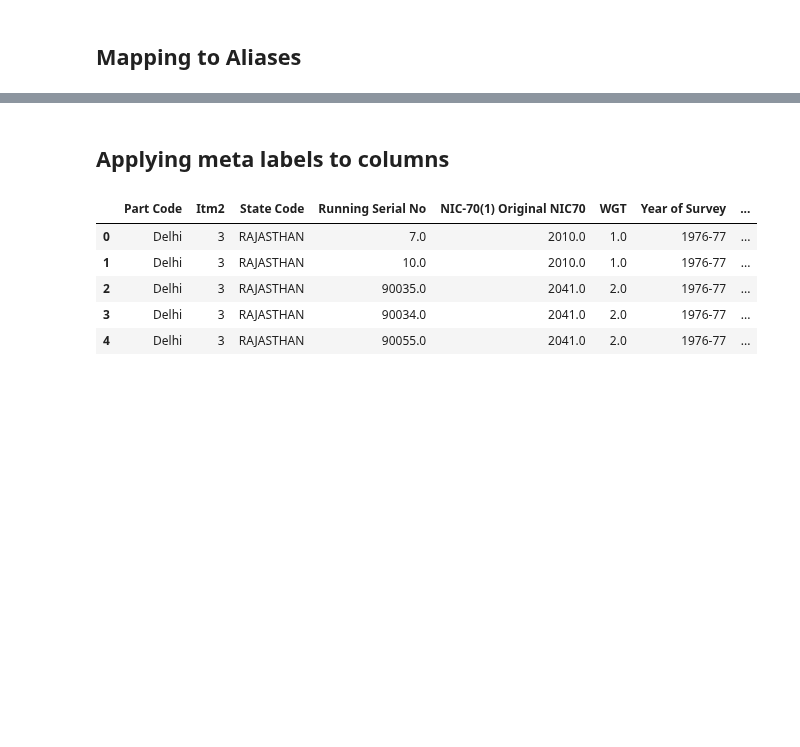
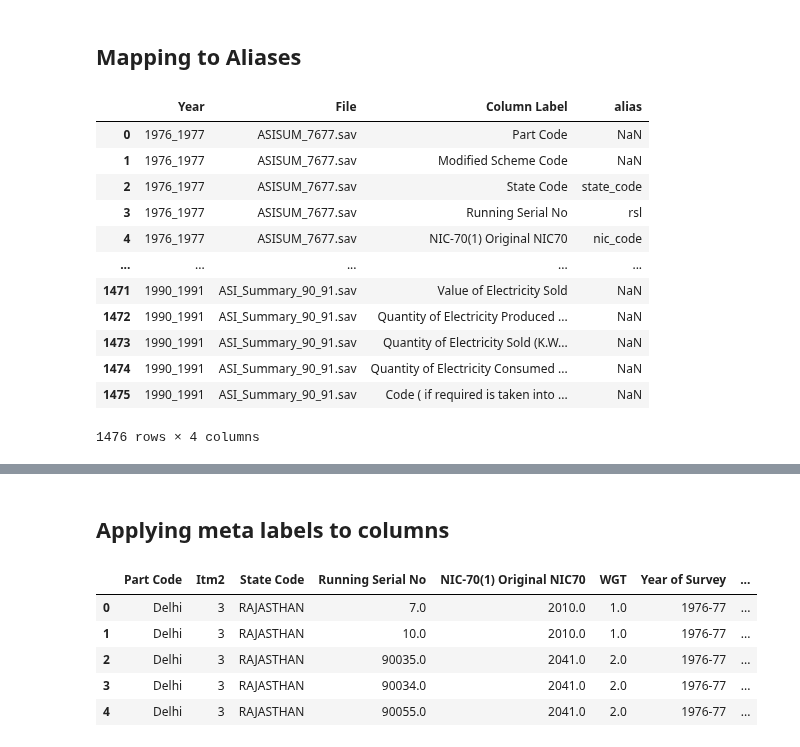
Before and after one commit to kabeerbora/1980s_delin, a Jupyter notebook: 1980s_delicensing.ipynb, the cells around one changed output, grey strips where cells are left out. Saved outputs shown, nothing was run; the diff lists cells and outputs as text; code cells hidden in the pictures; blank space fills up the shorter version.

```diff
--- a/1980s_delicensing.ipynb
+++ b/1980s_delicensing.ipynb
@@ -163,6 +157,40 @@ column_df = pd.DataFrame(all_columns)
 column_df.to_excel('/content/drive/MyDrive/data_economics_research/ASI_Firms/columns_1976_1989.xlsx', index=False)
 # %% [markdown]
 ## Mapping to Aliases
+# %%
+import pandas as pd
+import os
+
+alias_file_path = "/content/drive/MyDrive/data_economics_research/ASI_Firms/columns_1976_1989.xlsx"
+alias_df = pd.read_excel(alias_file_path)
+
+
+base_path = "/content/drive/MyDrive/data_economics_research/ASI_Firms"
+years = alias_df["Year"].unique()
+available_years = []
+
+for year in years:
+    year_str = str(year)
+    folder_path = os.path.join(base_path, year_str)
+    if os.path.exists(folder_path):
+        if any(f.endswith(".sav") and (f.startswith("ASI") or f.startswith("ASISUM")) for f in os.listdir(folder_path)):
+            available_years.append(year)
+
+available_years
+# %% [output]
+|  | Year | File | Column Label | alias |
+| 0 | 1976_1977 | ASISUM_7677.sav | Part Code | NaN |
+| 1 | 1976_1977 | ASISUM_7677.sav | Modified Scheme Code | NaN |
+| 2 | 1976_1977 | ASISUM_7677.sav | State Code | state_code |
+| 3 | 1976_1977 | ASISUM_7677.sav | Running Serial No | rsl |
+| 4 | 1976_1977 | ASISUM_7677.sav | NIC-70(1) Original NIC70 | nic_code |
+| ... | ... | ... | ... | ... |
+| 1471 | 1990_1991 | ASI_Summary_90_91.sav | Value of Electricity Sold | NaN |
+| 1472 | 1990_1991 | ASI_Summary_90_91.sav | Quantity of Electricity Produced ... | NaN |
+| 1473 | 1990_1991 | ASI_Summary_90_91.sav | Quantity of Electricity Sold (K.W... | NaN |
+| 1474 | 1990_1991 | ASI_Summary_90_91.sav | Quantity of Electricity Consumed ... | NaN |
+| 1475 | 1990_1991 | ASI_Summary_90_91.sav | Code ( if required is taken into ... | NaN |
+1476 rows × 4 columns
 # %%
 alias_file_path = "/content/drive/MyDrive/data_economics_research/ASI_Firms/columns_1976_1989.xlsx"
 alias_df = pd.read_excel(alias_file_path)
```
Also changed, not shown: parts of 9 cells of this notebook.
